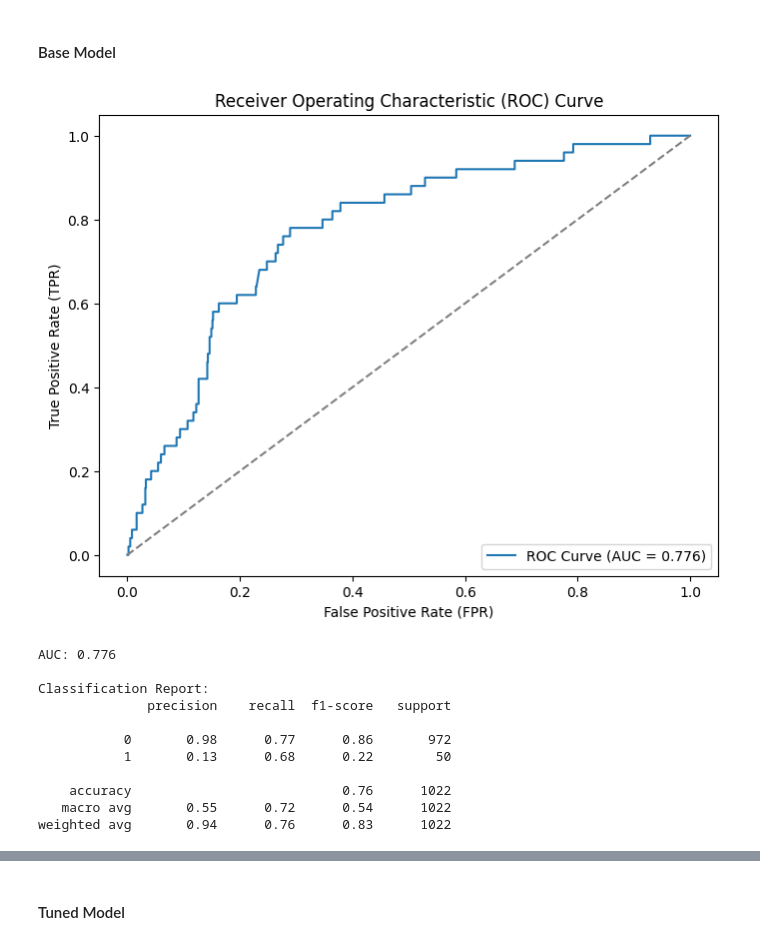
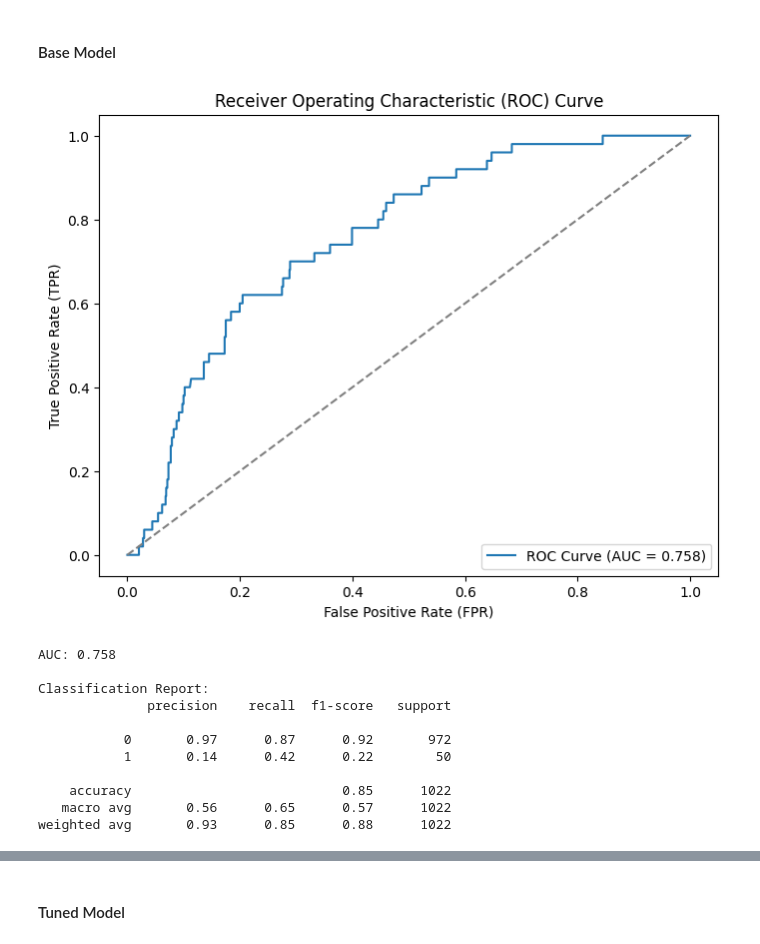
Before and after one commit to johnpospisil/stroke-prediction, a Jupyter notebook: stroke-prediction.ipynb, the cells around one changed output, grey strips where cells are left out. Cells and saved outputs as stored; diff of their text form; code cells hidden in the pictures.

Commit message:
Fine-Tune the SVM Model.

```diff
--- a/stroke-prediction.ipynb
+++ b/stroke-prediction.ipynb
@@ -1086,22 +1086,22 @@ Classification Report:
 # %%
 from sklearn.svm import SVC
 
 # Train an SVM model with probability enabled
-svm_model = SVC(kernel='linear', probability=True, random_state=1000, class_weight='balanced')
+svm_model = SVC(probability=True, random_state=1000, class_weight='balanced')
 svm_model.fit(X_train, y_train)
 
 #Evaluate the model
 evaluate_model_performance(svm_model, X_test, y_test)
 # %% [output]
-[figure, old version]
+[figure, new version]
-AUC: 0.776
+AUC: 0.758
 
 Classification Report:
               precision    recall  f1-score   support
 
-           0       0.98      0.77      0.86       972
-           1       0.13      0.68      0.22        50
+           0       0.97      0.87      0.92       972
+           1       0.14      0.42      0.22        50
 
-    accuracy                           0.76      1022
-   macro avg       0.55      0.72      0.54      1022
-weighted avg       0.94      0.76      0.83      1022
+    accuracy                           0.85      1022
+   macro avg       0.56      0.65      0.57      1022
+weighted avg       0.93      0.85      0.88      1022
```
Also changed, not shown: parts of 4 cells of this notebook.
